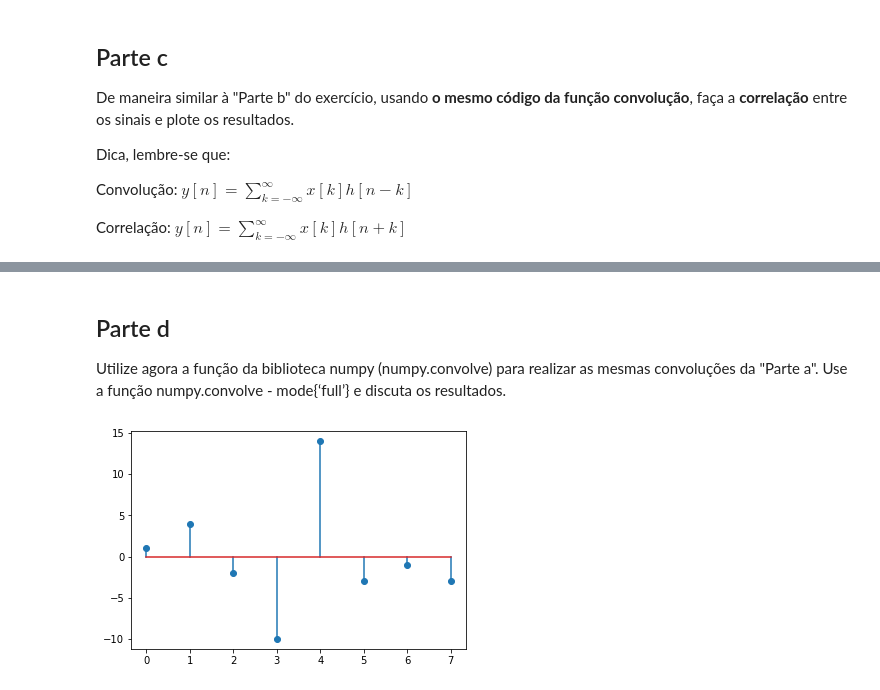
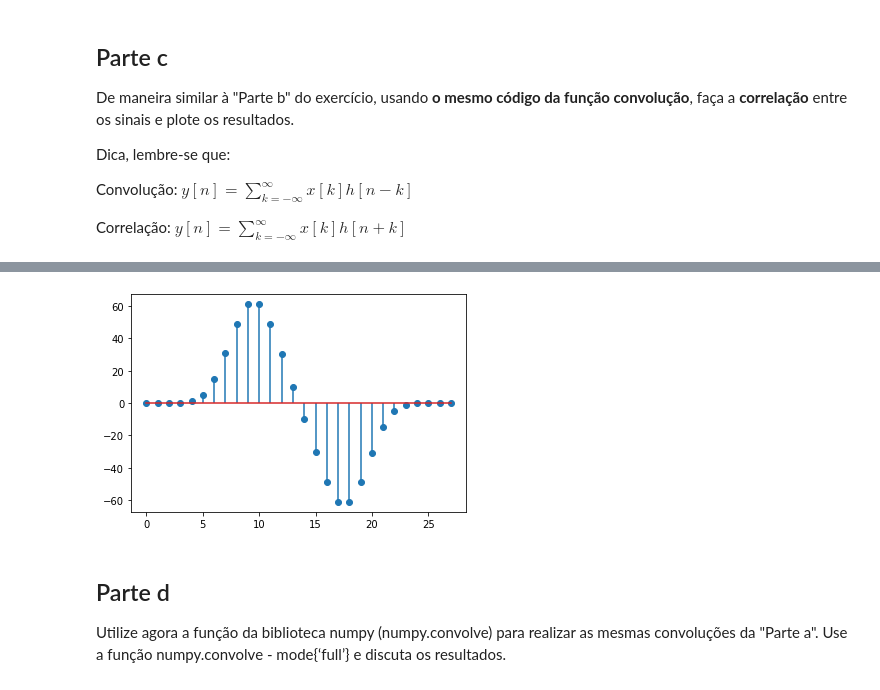
Before and after one commit to julianafalves/Sinais-Digitais, a Jupyter notebook: Projeto1.ipynb, the cells around one changed output, grey strips where cells are left out. Drawn from its saved outputs; the diff is of its cells as text; code cells hidden in the pictures.

```diff
--- a/Projeto1.ipynb
+++ b/Projeto1.ipynb
@@ -325,10 +325,11 @@ show
+# %%
+corr_x2_h2 = corr(x2,h2)
+n = np.arange(0, len(corr_x2_h2))
+
+stem(n, corr_x2_h2, use_line_collection=True)
+show()
+# %% [output]
+[figure, added]
 # %% [markdown]
 ## Parte d
 Utilize agora a função da biblioteca numpy (numpy.convolve) para realizar as mesmas convoluções da "Parte a". Use a função numpy.convolve - mode{‘full’} e discuta os resultados.
-# %%
-h1= [ 1,2,-3]
-x1 = [1,2,-3,2,1,1]
-stem(np.arange(0,len(np.convolve(x1,h1))),np.convolve(x1,h1))
-show()
-# %% [output]
-[figure, removed]
```
Also changed, not shown: parts of 20 cells of this notebook.
